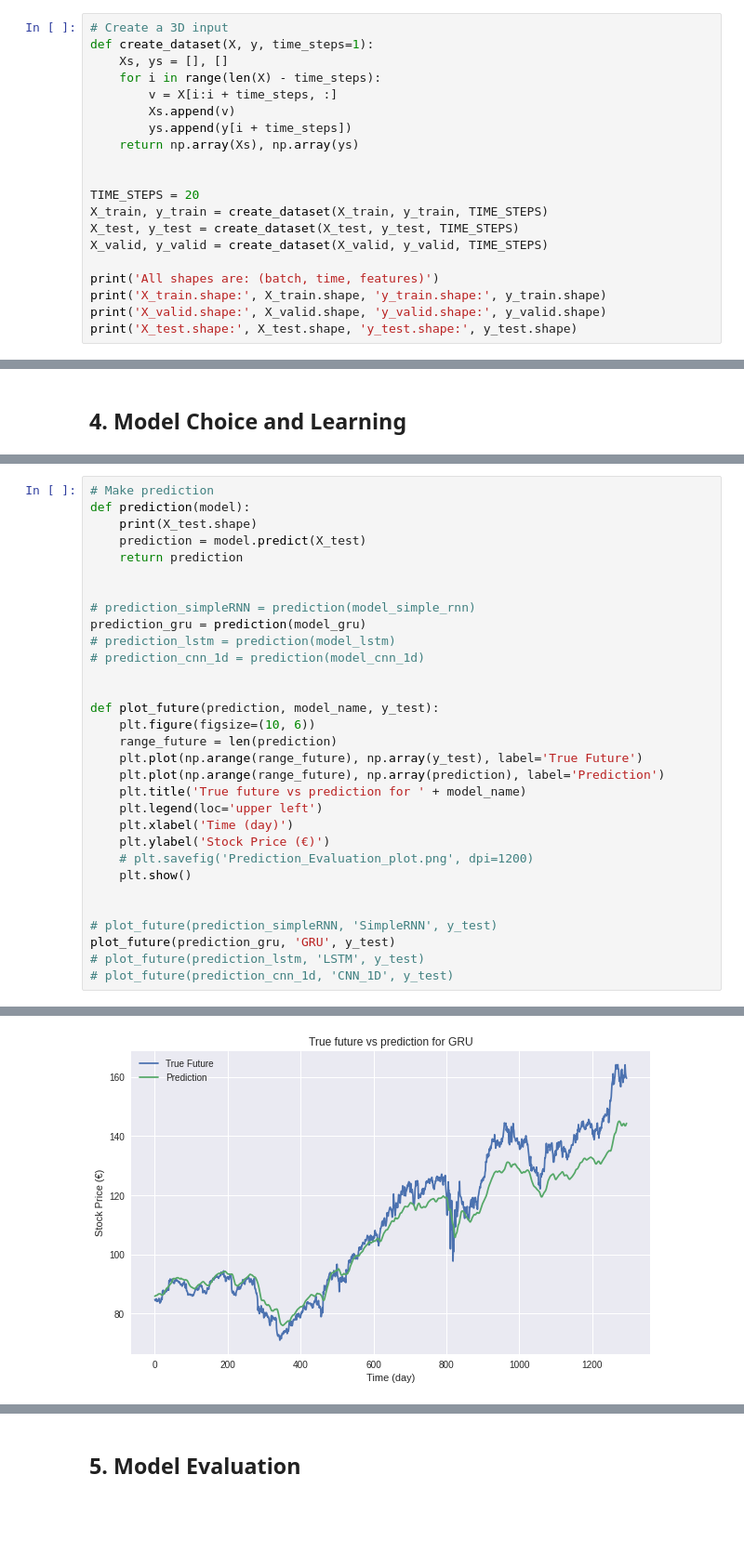
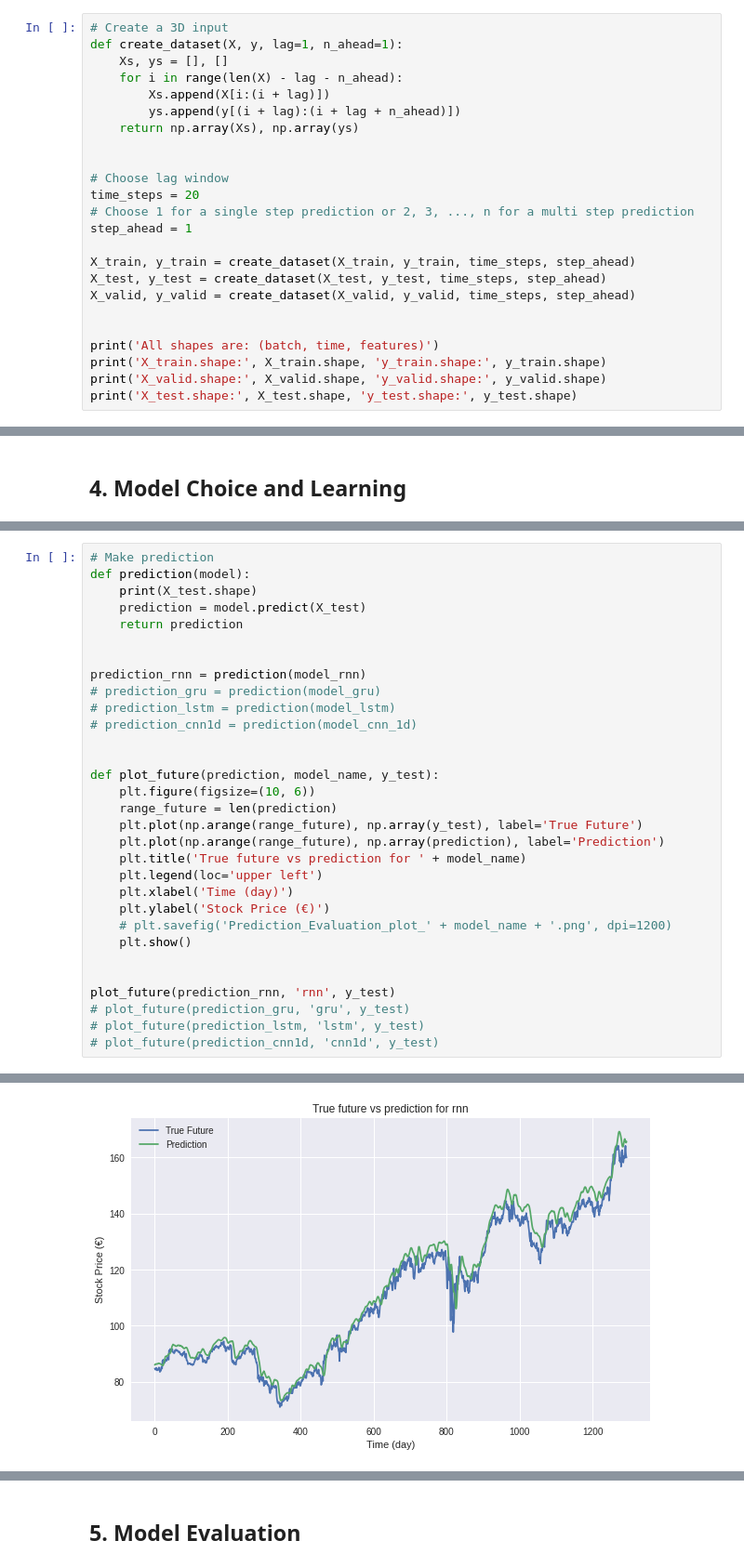
Before and after one commit to francescoliso/Time-Series-Analysis, a Jupyter notebook: Multivariate_Single_Step_Forecasting.ipynb, the cells around one changed output, grey strips where cells are left out. Shown at 93% size. Drawn from its saved outputs; the diff is of its cells as text; blank space fills up the shorter version.

```diff
--- a/Multivariate_Single_Step_Forecasting.ipynb
+++ b/Multivariate_Single_Step_Forecasting.ipynb
@@ -337,18 +331,22 @@ y_test = y_test.to_numpy()
 # %%
 # Create a 3D input
-def create_dataset(X, y, time_steps=1):
+def create_dataset(X, y, lag=1, n_ahead=1):
     Xs, ys = [], []
-    for i in range(len(X) - time_steps):
-        v = X[i:i + time_steps, :]
-        Xs.append(v)
-        ys.append(y[i + time_steps])
+    for i in range(len(X) - lag - n_ahead):
+        Xs.append(X[i:(i + lag)])
+        ys.append(y[(i + lag):(i + lag + n_ahead)])
     return np.array(Xs), np.array(ys)
 
 
-TIME_STEPS = 20
-X_train, y_train = create_dataset(X_train, y_train, TIME_STEPS)
-X_test, y_test = create_dataset(X_test, y_test, TIME_STEPS)
-X_valid, y_valid = create_dataset(X_valid, y_valid, TIME_STEPS)
+# Choose lag window
+time_steps = 20
+# Choose 1 for a single step prediction or 2, 3, ..., n for a multi step prediction
+step_ahead = 1
+
+X_train, y_train = create_dataset(X_train, y_train, time_steps, step_ahead)
+X_test, y_test = create_dataset(X_test, y_test, time_steps, step_ahead)
+X_valid, y_valid = create_dataset(X_valid, y_valid, time_steps, step_ahead)
+
 
 print('All shapes are: (batch, time, features)')
 print('X_train.shape:', X_train.shape, 'y_train.shape:', y_train.shape)
@@ -491,10 +559,10 @@ def prediction(model):
     return prediction
 
 
-# prediction_simpleRNN = prediction(model_simple_rnn)
-prediction_gru = prediction(model_gru)
+prediction_rnn = prediction(model_rnn)
+# prediction_gru = prediction(model_gru)
 # prediction_lstm = prediction(model_lstm)
-# prediction_cnn_1d = prediction(model_cnn_1d)
+# prediction_cnn1d = prediction(model_cnn_1d)
 
 
 def plot_future(prediction, model_name, y_test):
@@ -506,12 +574,12 @@ def plot_future(prediction, model_name, y_test):
     plt.legend(loc='upper left')
     plt.xlabel('Time (day)')
     plt.ylabel('Stock Price (€)')
-    # plt.savefig('Prediction_Evaluation_plot.png', dpi=1200)
+    # plt.savefig('Prediction_Evaluation_plot_' + model_name + '.png', dpi=1200)
     plt.show()
 
 
-# plot_future(prediction_simpleRNN, 'SimpleRNN', y_test)
-plot_future(prediction_gru, 'GRU', y_test)
-# plot_future(prediction_lstm, 'LSTM', y_test)
-# plot_future(prediction_cnn_1d, 'CNN_1D', y_test)
+plot_future(prediction_rnn, 'rnn', y_test)
+# plot_future(prediction_gru, 'gru', y_test)
+# plot_future(prediction_lstm, 'lstm', y_test)
+# plot_future(prediction_cnn1d, 'cnn1d', y_test)
 # %% [output]
@@ -519 +587 @@ plot_future(prediction_gru, 'GRU', y_test)
-[figure, old version]
+[figure, new version]
```
Also changed, not shown: parts of 15 cells of this notebook.
